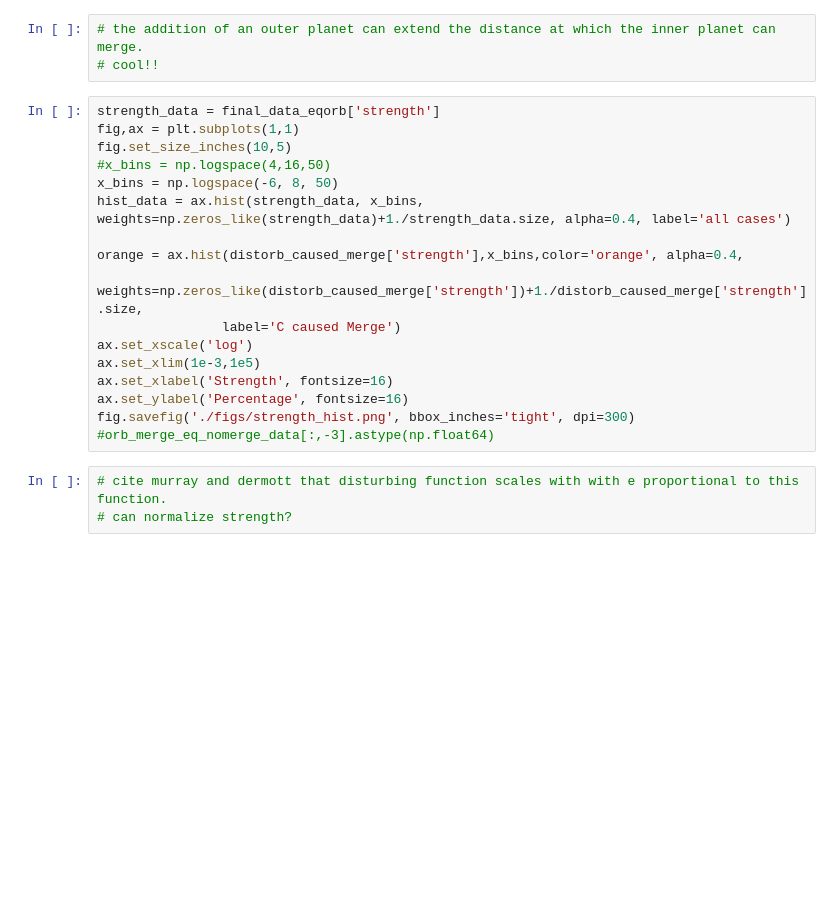
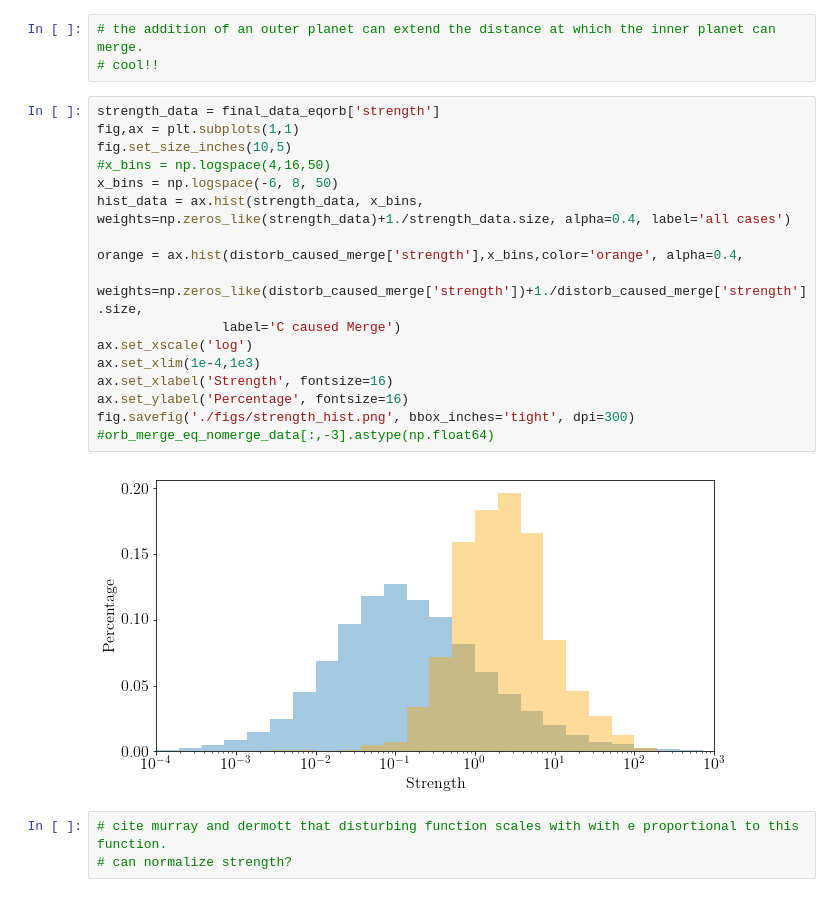
Before and after one commit to dm1681/MergingPerts, a Jupyter notebook: fig_gen.ipynb, the cells around one changed output. Cells and saved outputs as stored; diff of their text form; blank space fills up the shorter version.

```diff
--- a/fig_gen.ipynb
+++ b/fig_gen.ipynb
@@ -733,20 +820,22 @@ make_eqorb_merge_eq_nomerge_hist(distorb_caused_merge)
 # %%
 strength_data = final_data_eqorb['strength']
 fig,ax = plt.subplots(1,1)
 fig.set_size_inches(10,5)
 #x_bins = np.logspace(4,16,50)
 x_bins = np.logspace(-6, 8, 50)
 hist_data = ax.hist(strength_data, x_bins, weights=np.zeros_like(strength_data)+1./strength_data.size, alpha=0.4, label='all cases')
 
 orange = ax.hist(distorb_caused_merge['strength'],x_bins,color='orange', alpha=0.4,
                     weights=np.zeros_like(distorb_caused_merge['strength'])+1./distorb_caused_merge['strength'].size,
                 label='C caused Merge')
 ax.set_xscale('log')
-ax.set_xlim(1e-3,1e5)
+ax.set_xlim(1e-4,1e3)
 ax.set_xlabel('Strength', fontsize=16)
 ax.set_ylabel('Percentage', fontsize=16)
 fig.savefig('./figs/strength_hist.png', bbox_inches='tight', dpi=300)
 #orb_merge_eq_nomerge_data[:,-3].astype(np.float64)
+# %% [output]
+[figure, added]
 # %%
 # cite murray and dermott that disturbing function scales with with e proportional to this function.
 # can normalize strength?
```
Also changed, not shown: parts of 18 cells of this notebook.
